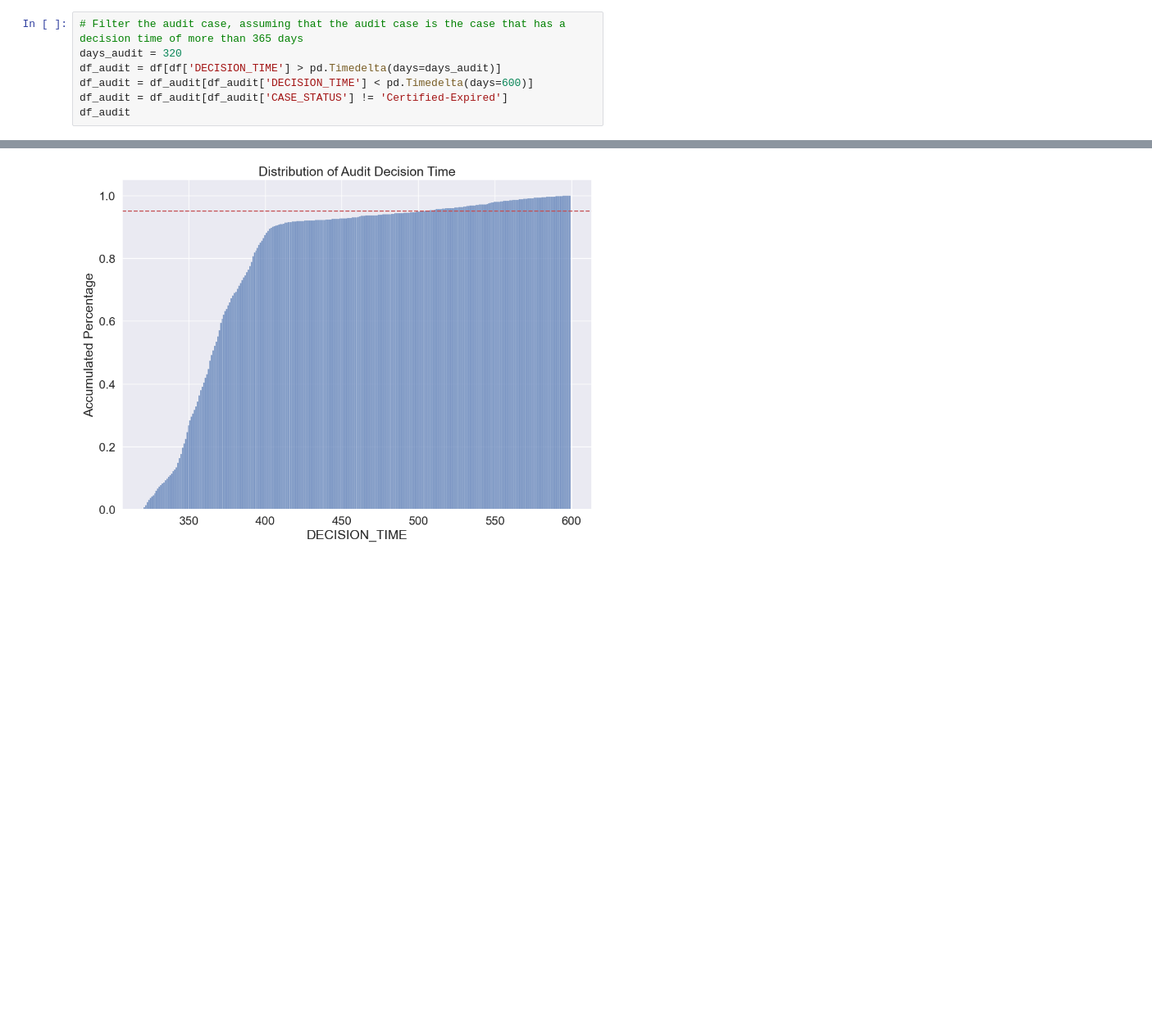
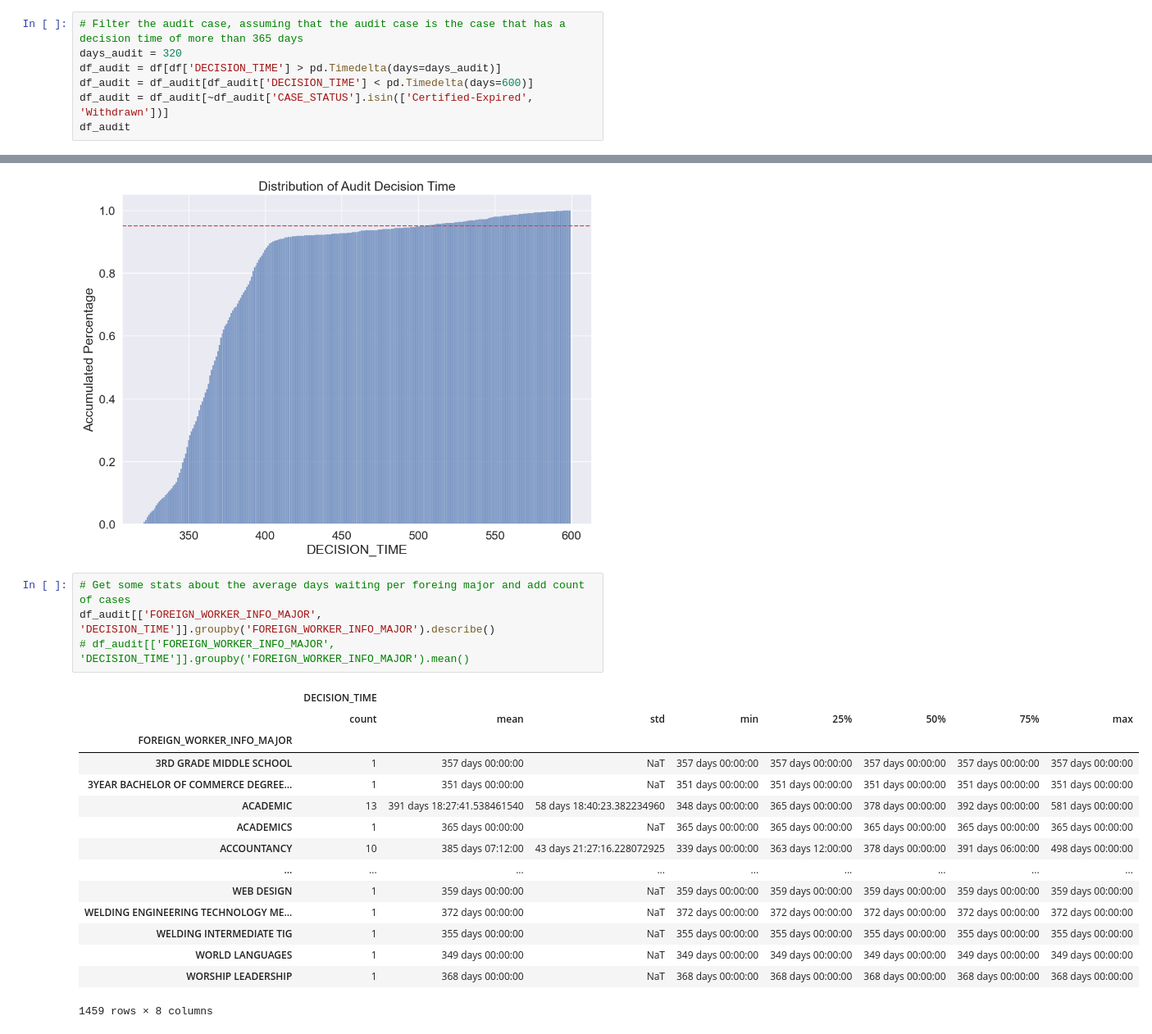
Before and after one commit to baslia/perm_analysis, a Jupyter notebook: audit_analysis.ipynb, the cells around one changed output, grey strips where cells are left out. Shown at 82% size. Cells and saved outputs as stored; diff of their text form; blank space fills up the shorter version.

```diff
--- a/audit_analysis.ipynb
+++ b/audit_analysis.ipynb
@@ -12,7 +12,7 @@ df['DECISION_TIME'] = df['DECISION_DATE'] - df['RECEIVED_DATE']
 days_audit = 320
 df_audit = df[df['DECISION_TIME'] > pd.Timedelta(days=days_audit)]
 df_audit = df_audit[df_audit['DECISION_TIME'] < pd.Timedelta(days=600)]
-df_audit = df_audit[df_audit['CASE_STATUS'] != 'Certified-Expired']
+df_audit = df_audit[~df_audit['CASE_STATUS'].isin(['Certified-Expired', 'Withdrawn'])]
 df_audit
 # %% [output]
 |  | CASE_NUMBER | CASE_STATUS | RECEIVED_DATE | DECISION_DATE | REFILE | ORIG_FILE_DATE | PREVIOUS_SWA_CASE_NUMBER_STATE | ... |
@@ -54,3 +54,23 @@ ax.axhline(y=0.95, color='r', linestyle='--')
 # %% [output]
 <matplotlib.lines.Line2D at 0x...>
 [figure]
+# %%
+# Get some stats about the average days waiting per foreing major and add count of cases
+df_audit[['FOREIGN_WORKER_INFO_MAJOR', 'DECISION_TIME']].groupby('FOREIGN_WORKER_INFO_MAJOR').describe()
+# df_audit[['FOREIGN_WORKER_INFO_MAJOR', 'DECISION_TIME']].groupby('FOREIGN_WORKER_INFO_MAJOR').mean()
+# %% [output]
+|  | DECISION_TIME |  |  |  |  |  |  |  |
+|  | count | mean | std | min | 25% | 50% | 75% | max |
+| FOREIGN_WORKER_INFO_MAJOR |  |  |  |  |  |  |  |  |
+| 3RD GRADE MIDDLE SCHOOL | 1 | 357 days 00:00:00 | NaT | 357 days 00:00:00 | 357 days 00:00:00 | 357 days 00:00:00 | 357 days 00:00:00 | 357 days 00:00:00 |
+| 3YEAR BACHELOR OF COMMERCE DEGREE... | 1 | 351 days 00:00:00 | NaT | 351 days 00:00:00 | 351 days 00:00:00 | 351 days 00:00:00 | 351 days 00:00:00 | 351 days 00:00:00 |
+| ACADEMIC | 13 | 391 days 18:27:41.538461540 | 58 days 18:40:23.382234960 | 348 days 00:00:00 | 365 days 00:00:00 | 378 days 00:00:00 | 392 days 00:00:00 | 581 days 00:00:00 |
+| ACADEMICS | 1 | 365 days 00:00:00 | NaT | 365 days 00:00:00 | 365 days 00:00:00 | 365 days 00:00:00 | 365 days 00:00:00 | 365 days 00:00:00 |
+| ACCOUNTANCY | 10 | 385 days 07:12:00 | 43 days 21:27:16.228072925 | 339 days 00:00:00 | 363 days 12:00:00 | 378 days 00:00:00 | 391 days 06:00:00 | 498 days 00:00:00 |
+| ... | ... | ... | ... | ... | ... | ... | ... | ... |
+| WEB DESIGN | 1 | 359 days 00:00:00 | NaT | 359 days 00:00:00 | 359 days 00:00:00 | 359 days 00:00:00 | 359 days 00:00:00 | 359 days 00:00:00 |
+| WELDING ENGINEERING TECHNOLOGY ME... | 1 | 372 days 00:00:00 | NaT | 372 days 00:00:00 | 372 days 00:00:00 | 372 days 00:00:00 | 372 days 00:00:00 | 372 days 00:00:00 |
+| WELDING INTERMEDIATE TIG | 1 | 355 days 00:00:00 | NaT | 355 days 00:00:00 | 355 days 00:00:00 | 355 days 00:00:00 | 355 days 00:00:00 | 355 days 00:00:00 |
+| WORLD LANGUAGES | 1 | 349 days 00:00:00 | NaT | 349 days 00:00:00 | 349 days 00:00:00 | 349 days 00:00:00 | 349 days 00:00:00 | 349 days 00:00:00 |
+| WORSHIP LEADERSHIP | 1 | 368 days 00:00:00 | NaT | 368 days 00:00:00 | 368 days 00:00:00 | 368 days 00:00:00 | 368 days 00:00:00 | 368 days 00:00:00 |
+1459 rows × 8 columns
```
Also changed, not shown: parts of 5 cells of this notebook, 1 other file.
